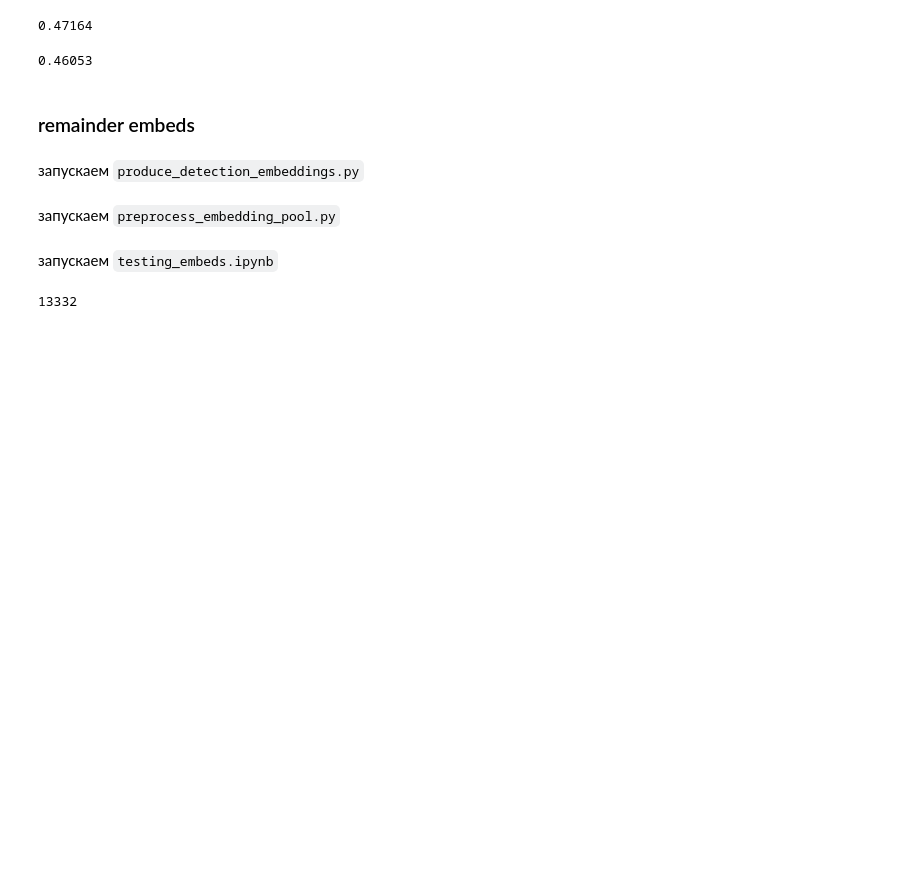
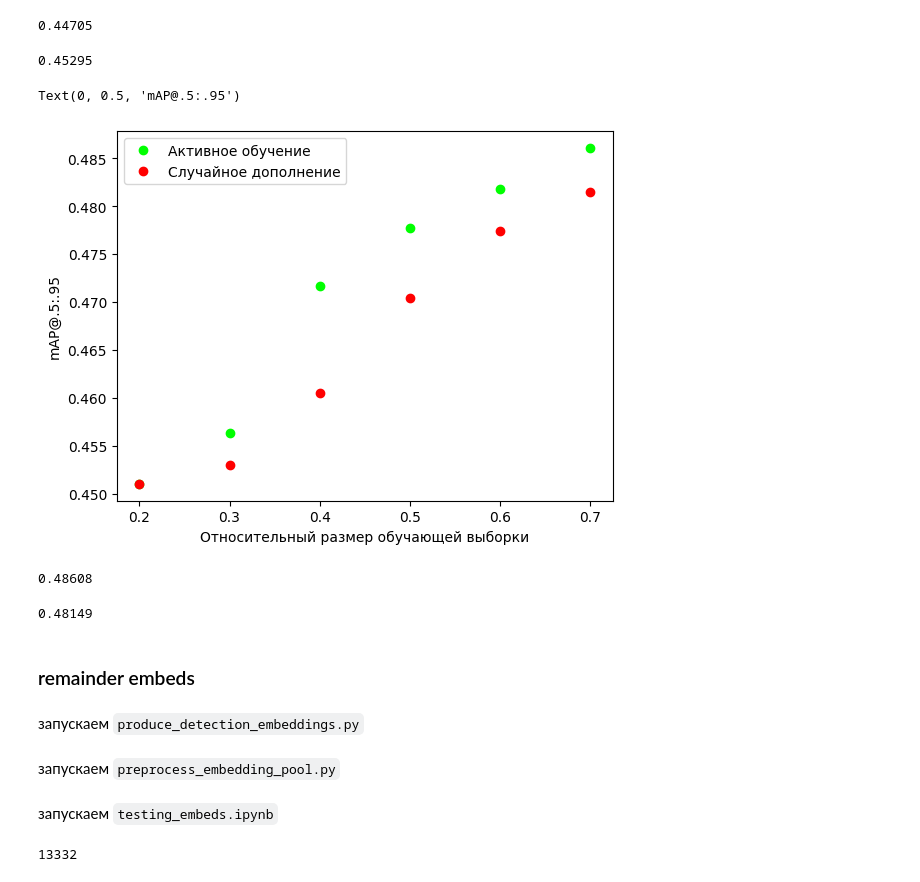
Before and after one commit to setupishe/AL_roialign, a Jupyter notebook: playground.ipynb, the cells around one changed output. Cells and saved outputs as stored; diff of their text form; code cells hidden in the pictures; blank space fills up the shorter version.

```diff
--- a/playground.ipynb
+++ b/playground.ipynb
@@ -28,3 +48,29 @@ def find_max_map(file_path):
 # Example usage:
 # max_value = find_max_map('your_file.csv')
 # print("Max mAP50-95(B):", max_value)
+# %%
+find_max_map("/home/setupishe/ultralytics/runs/detect/confidences_0.3/results.csv")
+# %% [output]
+0.44705
+# %%
+find_max_map("/home/setupishe/ultralytics/runs/detect/random_0.3/results.csv")
+# %% [output]
+0.45295
+# %%
+actives = [
+    find_max_map(f"/home/setupishe/ultralytics/runs/detect/random_{0.2}/results.csv")
+]
+randoms = [actives[0]]
+fractions = ["0.2"]
+# %%
+for i in range(3, 8):
+    fraction = f"0.{i}"
+    active_path = (
+        f"/home/setupishe/ultralytics/runs/detect/active_{fraction}/results.csv"
+    )
+    random_path = (
+        f"/home/setupishe/ultralytics/runs/detect/random_{fraction}/results.csv"
+    )
+    actives.append(find_max_map(active_path))
+    randoms.append(find_max_map(random_path))
+    fractions.append(fraction)
@@ -31,11 +79,22 @@ def find_max_map(file_path):
+# %%
+plt.plot(fractions, actives, marker="o", lw=0, c=[0, 1, 0], label="Активное обучение")
+plt.plot(
+    fractions, randoms, marker="o", lw=0, c=[1, 0, 0], label="Случайное дополнение"
+)
+plt.legend()
+plt.xlabel("Относительный размер обучающей выборки")
+plt.ylabel("mAP@.5:.95")
+# %% [output]
+Text(0, 0.5, 'mAP@.5:.95')
+[figure, added]
 # %%
-find_max_map('/home/setupishe/ultralytics/runs/detect/active_0.4/results.csv')
+find_max_map("/home/setupishe/ultralytics/runs/detect/active_0.7/results.csv")
 # %% [output]
-0.47164
+0.48608
 # %%
-find_max_map('/home/setupishe/ultralytics/runs/detect/random_0.4/results.csv')
+find_max_map("/home/setupishe/ultralytics/runs/detect/random_0.7/results.csv")
 # %% [output]
-0.46053
+0.48149
 # %%
 import os, glob, shutil
 # %%
```
Also changed, not shown: parts of 7 cells of this notebook, 2 other files.
